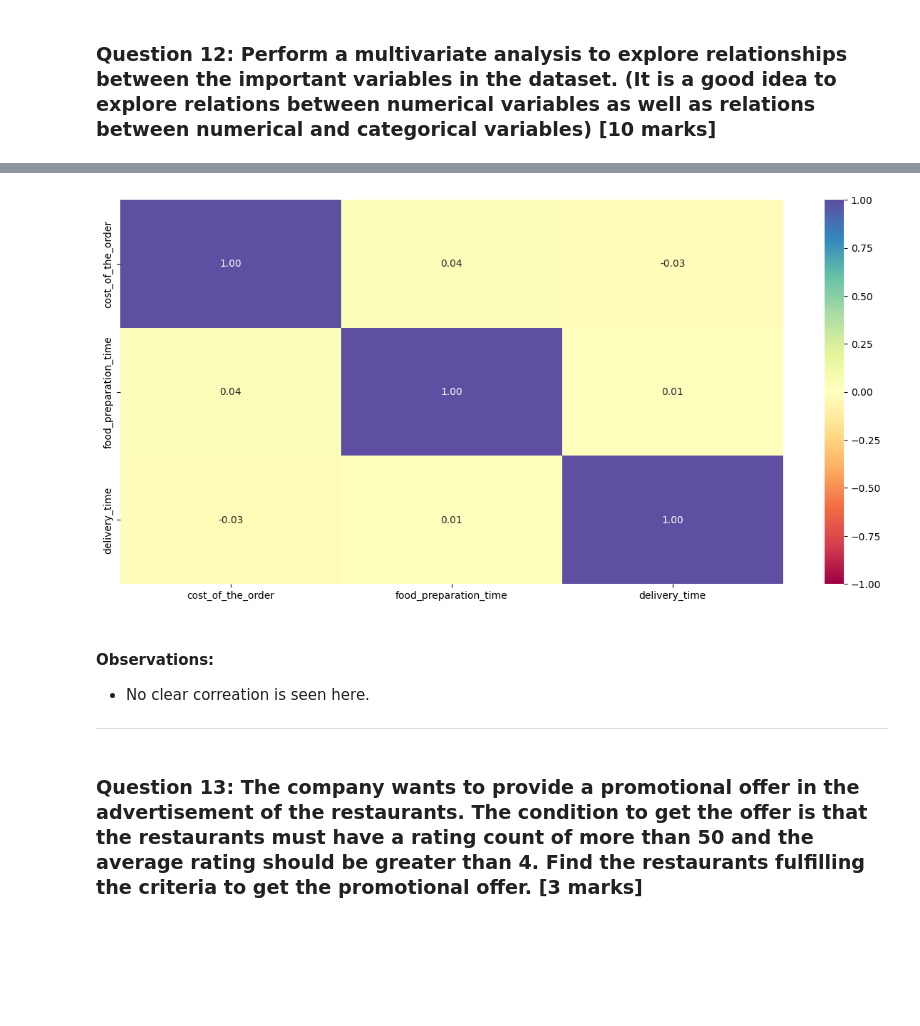
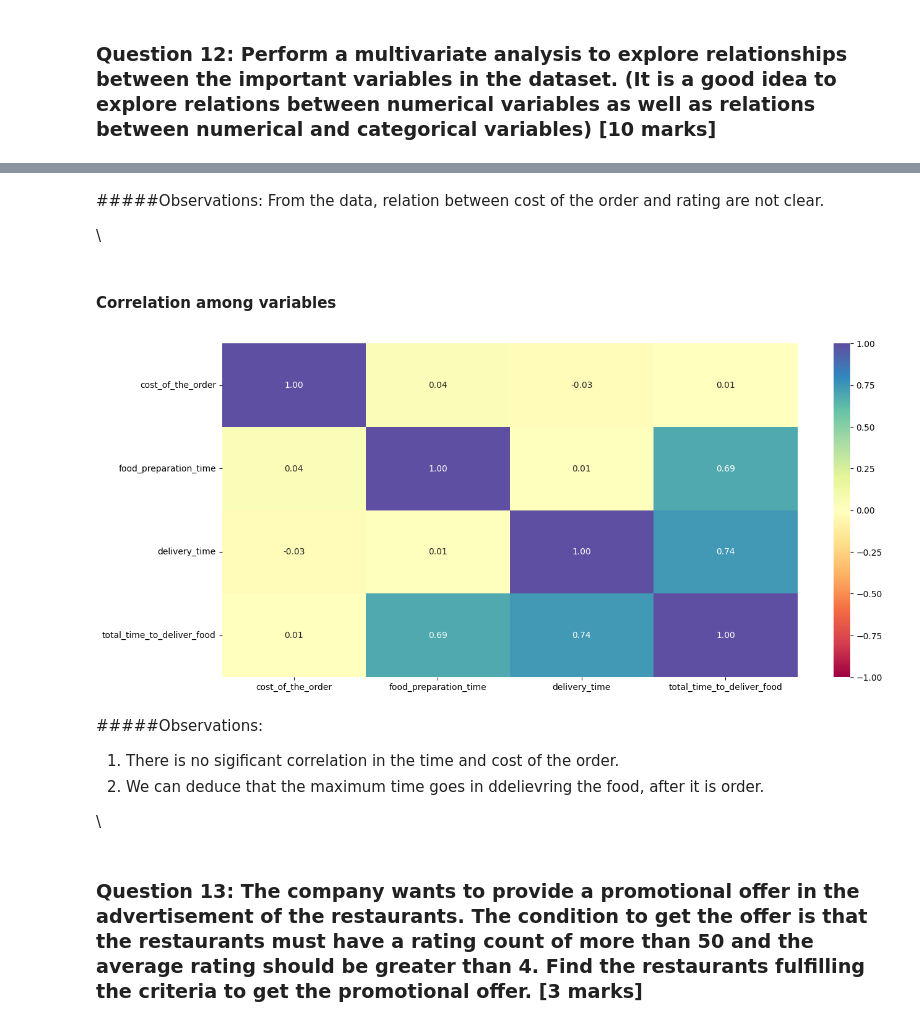
Before and after one commit to sandesha21/FoodHub_MIT_AIML, a Jupyter notebook: Project1_Foodhub_sbadwaik_Learner_Notebook_Full_Code_Submission.ipynb, the cells around one changed output, grey strips where cells are left out. Drawn from its saved outputs; the diff is of its cells as text; code cells hidden in the pictures; blank space fills up the shorter version.

Commit message:
More changes in EDA and then in observations

```diff
--- a/Project1_Foodhub_sbadwaik_Learner_Notebook_Full_Code_Submission.ipynb
+++ b/Project1_Foodhub_sbadwaik_Learner_Notebook_Full_Code_Submission.ipynb
@@ -63,3 +48,5 @@ import seaborn as sns
 # %%
-# Read the data
-df = pd.read_csv('foodhub_order.csv')
+# read the data
+df = pd.read_csv('/content/drive/MyDrive/MIT_ADSP/Project1/foodhub_order.csv')
+# returns the first 5 rows
+df.head()
@@ -507,14 +643,27 @@ plt.show()
+# %% [markdown]
+#####Observations:
+From the data, relation between cost of the order and rating are not clear.
+
+\
+# %% [markdown]
+#### Correlation among variables
 # %%
-# Plot the heatmap
-col_list = ['cost_of_the_order', 'food_preparation_time', 'delivery_time']
+# Calculate total time to delievry food after order it
+total_time_to_deliver_food = df['food_preparation_time'] + df['delivery_time']
+df['total_time_to_deliver_food'] = total_time_to_deliver_food
+
+# Calculate correlation matrix
+col_list = ['cost_of_the_order', 'food_preparation_time', 'delivery_time', 'total_time_to_deliver_food']
 plt.figure(figsize=(15, 7))
 sns.heatmap(df[col_list].corr(), annot=True, vmin=-1, vmax=1, fmt=".2f", cmap="Spectral")
 plt.show()
 # %% [output]
-[figure, old version]
+[figure, new version]
-# %% [markdown]
-#### Observations:
-- No clear correation is seen here.
----
+# %% [markdown]
+#####Observations:
+1. There is no sigificant correlation in the time and cost of the order.
+2. We can deduce that the maximum time goes in ddelievring the food, after it is order.
+
+\
 # %% [markdown]
 ### **Question 13:** The company wants to provide a promotional offer in the advertisement of the restaurants. The condition to get the offer is that the restaurants must have a rating count of more than 50 and the average rating should be greater than 4. Find the restaurants fulfilling the criteria to get the promotional offer. [3 marks]
```
Also changed, not shown: parts of 145 cells of this notebook.
